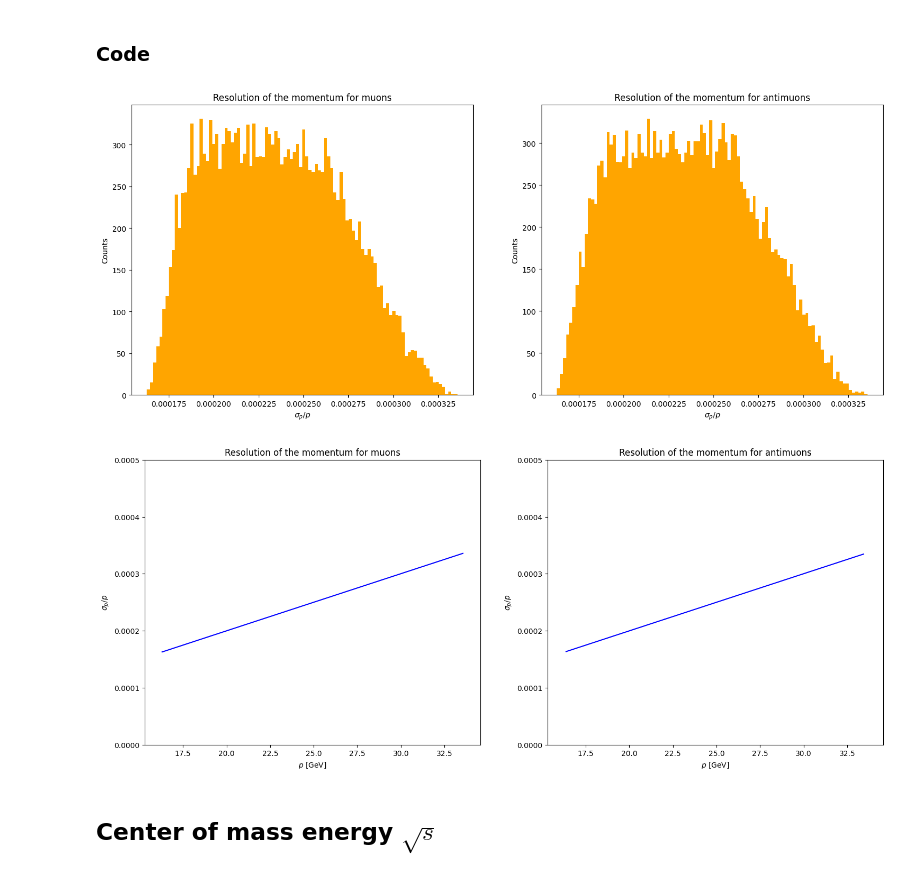
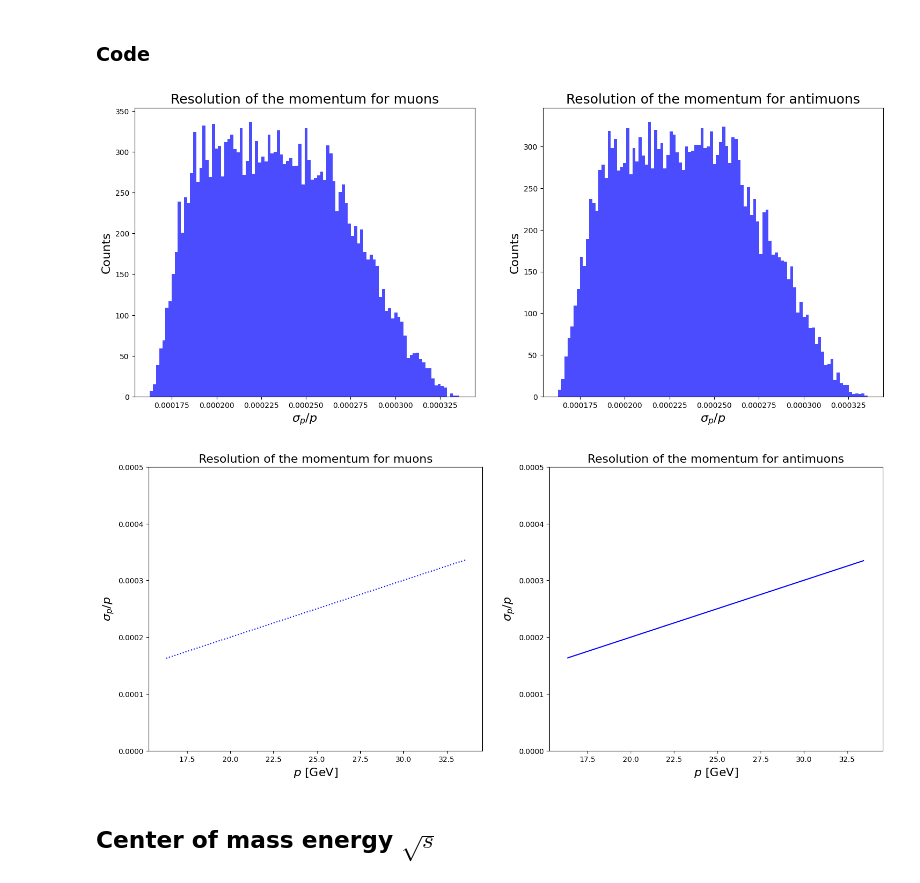
Before and after one commit to NicoloSalimbeni/muon_production_project, a Jupyter notebook: group_13_project.ipynb, the cells around one changed output. Drawn from its saved outputs; the diff is of its cells as text; code cells hidden in the pictures.

```diff
--- a/group_13_project.ipynb
+++ b/group_13_project.ipynb
@@ -608,7 +588,7 @@ r_afterB__muons_positions = {}
 afterB_muons_detectors = {}
 for z_new in z_afterB_muons_detectors:
     R_mu_tmp = propagate_particles(R_mu_exitB, P_mu_afterB, z_new, muon_mass)
-    R_anti_mu_tmp = propagate_particles(R_anti_mu_exitB, P_anti_mu_afterB, z_new, muon_mass)
+    R_anti_mu_tmp = propagate_particles(R_anti_mu_exitB, P_antimu_afterB, z_new, muon_mass)
     data_tmp = {"mu": R_mu_tmp.copy(), "antimu": R_anti_mu_tmp.copy()}
     r_afterB__muons_positions[z_new] = data_tmp
 # %%
@@ -2162,8 +1613,6 @@ mu_reconstructed_P, mu_rot_angle = get_momenta(data_mu_beforeB, data_mu_afterB,
 antimu_reconstructed_P, antimu_rot_angle = get_momenta(data_antimu_beforeB, data_antimu_afterB, B, pixel_length)
 # %%
 print("Reconstructed momentum for the muons: \n")
-mu_reconstructed_P["P_x"] = mu_reconstructed_P["P_xz"]*np.sin(data_mu_beforeB["phi"])
-mu_reconstructed_P["P_z"] = mu_reconstructed_P["P_xz"]*np.cos(data_mu_beforeB["phi"])
 mu_reconstructed_P
 # %% [output]
 Reconstructed momentum for the muons:
@@ -2183,7 +1632,5 @@ Reconstructed momentum for the muons:
 # %%
 print("Reconstructed momentum for the antimuons: \n")
-antimu_reconstructed_P["P_x"] = antimu_reconstructed_P["P_xz"]*np.sin(data_antimu_beforeB["phi"])
-antimu_reconstructed_P["P_z"] = antimu_reconstructed_P["P_xz"]*np.cos(data_antimu_beforeB["phi"])
 antimu_reconstructed_P
 # %% [output]
 Reconstructed momentum for the antimuons:
@@ -2227,7 +1675,7 @@ def plot_momentum_resolution_vs_momentum(res_mu, res_antimu, nBins, p_start, p_s
     # this function is used to plot the resolution of the momentum as a function of the momentum itself
     fig, ax = plt.subplots(1, 2, figsize=(18,7))
 
-    ax[0].plot(res_mu["P_tot"], res_mu["P_tot_res"], color='blue')
+    ax[0].plot(res_mu["P_tot"], res_mu["P_tot_res"], color='blue', linestyle='dotted')
     ax[1].plot(res_antimu["P_tot"], res_antimu["P_tot_res"], color='blue')
 
     ax[0].set_xlim(p_start, p_stop)
@@ -2235,13 +1683,13 @@ def plot_momentum_resolution_vs_momentum(res_mu, res_antimu, nBins, p_start, p_s
     ax[0].set_ylim(0, 0.0005)
     ax[1].set_ylim(0, 0.0005)
 
-    ax[0].set_title('Resolution of the momentum for muons')
-    ax[1].set_title('Resolution of the momentum for antimuons')
+    ax[0].set_title('Resolution of the momentum for muons', fontsize=16)
+    ax[1].set_title('Resolution of the momentum for antimuons', fontsize=16)
 
-    ax[0].set_xlabel("$p$ [GeV]")
-    ax[0].set_ylabel("$\sigma_p/p$")
-    ax[1].set_xlabel("$p$ [GeV]")
-    ax[1].set_ylabel("$\sigma_p/p$")
+    ax[0].set_xlabel("$p$ [GeV]", fontsize=16)
+    ax[0].set_ylabel("$\sigma_p/p$", fontsize=16)
+    ax[1].set_xlabel("$p$ [GeV]", fontsize=16)
+    ax[1].set_ylabel("$\sigma_p/p$", fontsize=16)
 
     plt.show()
 
@@ -2252,16 +1700,16 @@ def plot_different_momentum_resolution(resolution_mu, resolution_antimu, nBins,
     fig, ax = plt.subplots(1, 2, figsize=(18,7))
     bin_width = (resol_stop-resol_start)/nBins
 
-    ax[0].hist(resolution_mu["P_tot_res"], bins=nBins, range=[resol_start, resol_stop], color='orange')
-    ax[1].hist(resolution_antimu["P_tot_res"], bins=nBins, range=[resol_start, resol_stop], color='orange')
+    ax[0].hist(resolution_mu["P_tot_res"], bins=nBins, range=[resol_start, resol_stop], alpha=0.7, color='blue')
+    ax[1].hist(resolution_antimu["P_tot_res"], bins=nBins, range=[resol_start, resol_stop], alpha=0.7, color='blue')
 
-    ax[0].set_title('Resolution of the momentum for muons')
-    ax[1].set_title('Resolution of the momentum for antimuons')
+    ax[0].set_title('Resolution of the momentum for muons', fontsize=18)
+    ax[1].set_title('Resolution of the momentum for antimuons', fontsize=18)
 
-    ax[0].set_xlabel("$\sigma_p/p$")
-    ax[0].set_ylabel("Counts")
-    ax[1].set_xlabel("$\sigma_p/p$")
-    ax[1].set_ylabel("Counts")
+    ax[0].set_xlabel("$\sigma_p/p$", fontsize=16)
+    ax[0].set_ylabel("Counts", fontsize=16)
+    ax[1].set_xlabel("$\sigma_p/p$", fontsize=16)
+    ax[1].set_ylabel("Counts", fontsize=16)
 
 #    ax[0].set_yscale("log")
 #    ax[1].set_yscale("log")
@@ -2273,26 +1721,25 @@ def plot_different_momentum_resolution(resolution_mu, resolution_antimu, nBins,
 ### Code
 # %%
 mu_resolution = pd.DataFrame({"P_tot": mu_reconstructed_P["P_tot"],
-                              "P_tot_res": mu_reconstructed_P["P_tot_error"]/mu_reconstructed_P["P_tot"]})
+                              "P_tot_res": mu_reconstructed_P["P_tot_err"]/mu_reconstructed_P["P_tot"]})
 antimu_resolution = pd.DataFrame({"P_tot": antimu_reconstructed_P["P_tot"],
-                                  "P_tot_res": antimu_reconstructed_P["P_tot_error"]/antimu_reconstructed_P["P_tot"]})
+                                  "P_tot_res": antimu_reconstructed_P["P_tot_err"]/antimu_reconstructed_P["P_tot"]})
 
 mu_res_sorted = mu_resolution.copy()
 mu_res_sorted = mu_res_sorted.sort_values(by='P_tot')
 
 antimu_res_sorted = antimu_resolution.copy()
 antimu_res_sorted = antimu_res_sorted.sort_values(by='P_tot')
 
 p_res_start = np.min([np.min((mu_resolution["P_tot_res"]).values), np.min((antimu_resolution["P_tot_res"]).values)])
 p_res_stop = np.max([np.max((mu_resolution["P_tot_res"]).values), np.max((antimu_resolution["P_tot_res"]).values)])
 nBins = 100
 
 plot_different_momentum_resolution(mu_resolution, antimu_resolution, nBins, p_res_start, p_res_stop)
-
 plot_momentum_resolution_vs_momentum(mu_res_sorted, antimu_res_sorted, nBins, pStart-1, pStop+1)
 # %% [output]
-[figure, old version]
+[figure, new version]
-[figure, old version]
+[figure, new version]
 # %% [markdown]
 ## Center of mass energy $\sqrt{s}$
 # %% [markdown]
```
Also changed, not shown: parts of 69 cells of this notebook.
